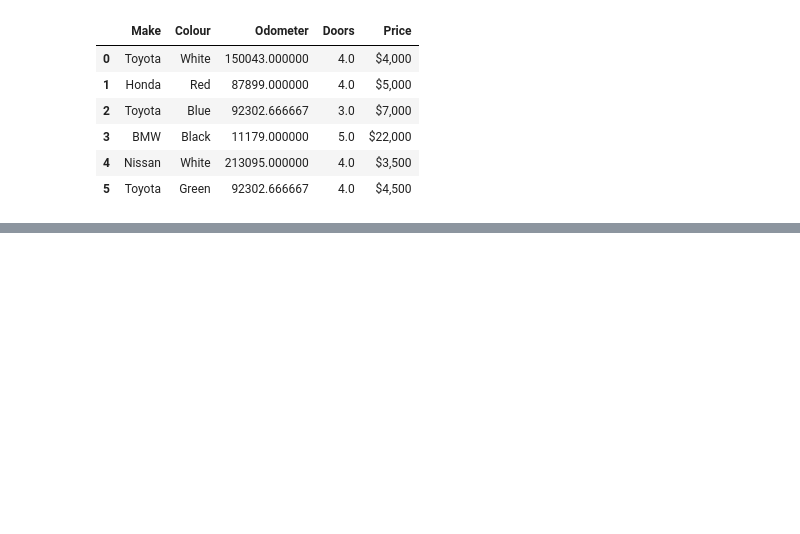
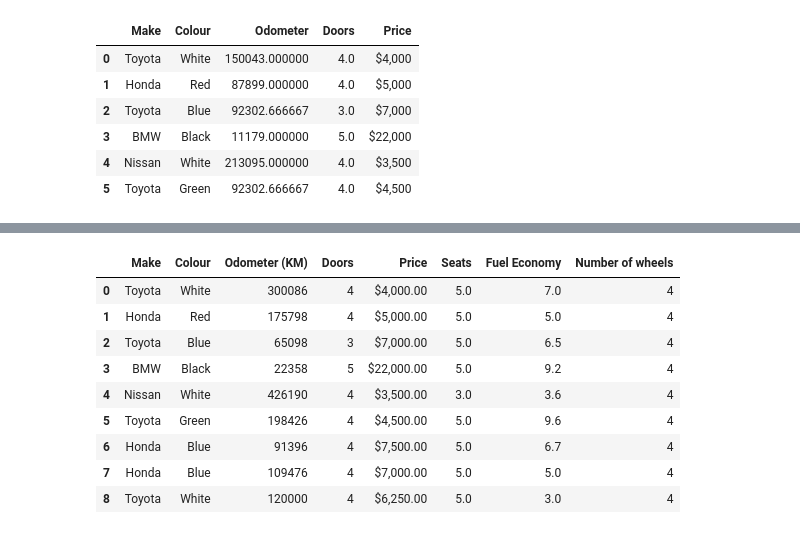
Before and after one commit to ShyamSundhar1411/My-ML-Notebooks, a Jupyter notebook: Pandas/Introduction-to-pandas.ipynb, the cells around one changed output, grey strips where cells are left out. Drawn from its saved outputs; the diff is of its cells as text; code cells hidden in the pictures; blank space fills up the shorter version.

```diff
--- a/Pandas/Introduction-to-pandas.ipynb
+++ b/Pandas/Introduction-to-pandas.ipynb
@@ -412,0 +502,13 @@ car_missing_sales
+# %%
+car_sales
+# %% [output]
+|  | Make | Colour | Odometer (KM) | Doors | Price | Seats | Fuel Economy | Number of wheels |
+| 0 | Toyota | White | 300086 | 4 | $4,000.00 | 5.0 | 7.0 | 4 |
+| 1 | Honda | Red | 175798 | 4 | $5,000.00 | 5.0 | 5.0 | 4 |
+| 2 | Toyota | Blue | 65098 | 3 | $7,000.00 | 5.0 | 6.5 | 4 |
+| 3 | BMW | Black | 22358 | 5 | $22,000.00 | 5.0 | 9.2 | 4 |
+| 4 | Nissan | White | 426190 | 4 | $3,500.00 | 3.0 | 3.6 | 4 |
+| 5 | Toyota | Green | 198426 | 4 | $4,500.00 | 5.0 | 9.6 | 4 |
+| 6 | Honda | Blue | 91396 | 4 | $7,500.00 | 5.0 | 6.7 | 4 |
+| 7 | Honda | Blue | 109476 | 4 | $7,000.00 | 5.0 | 5.0 | 4 |
+| 8 | Toyota | White | 120000 | 4 | $6,250.00 | 5.0 | 3.0 | 4 |
```
Also changed, not shown: parts of 15 cells of this notebook.
